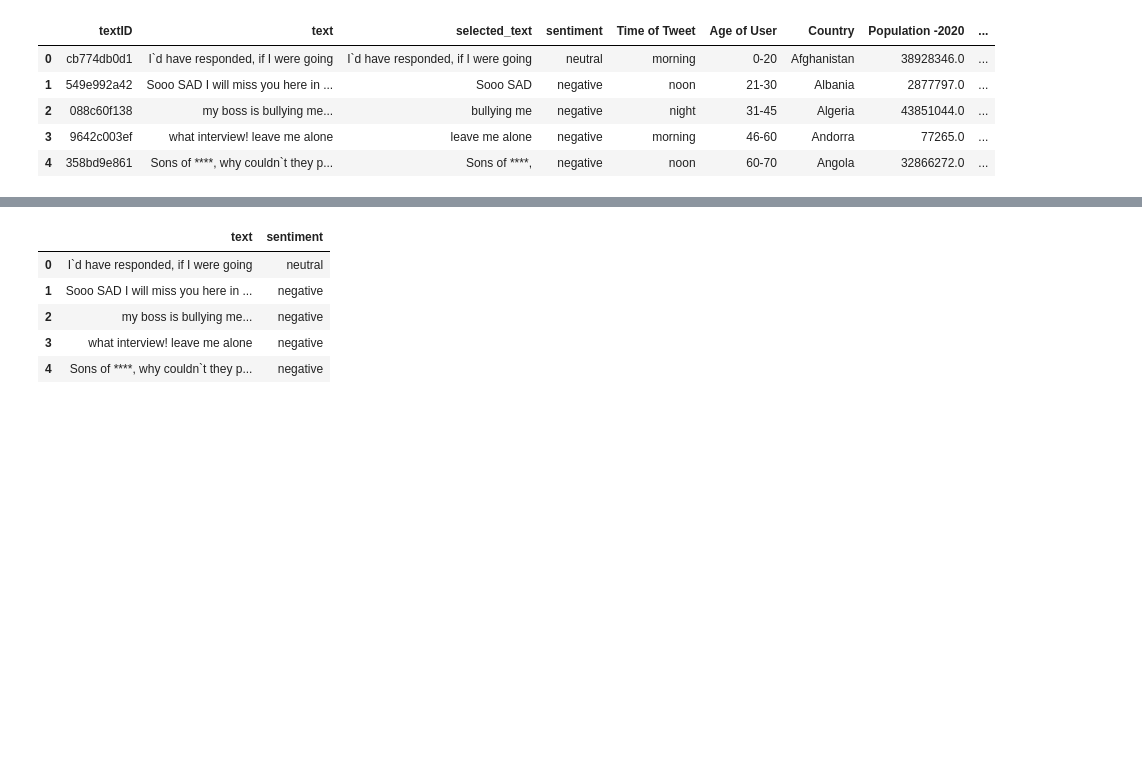
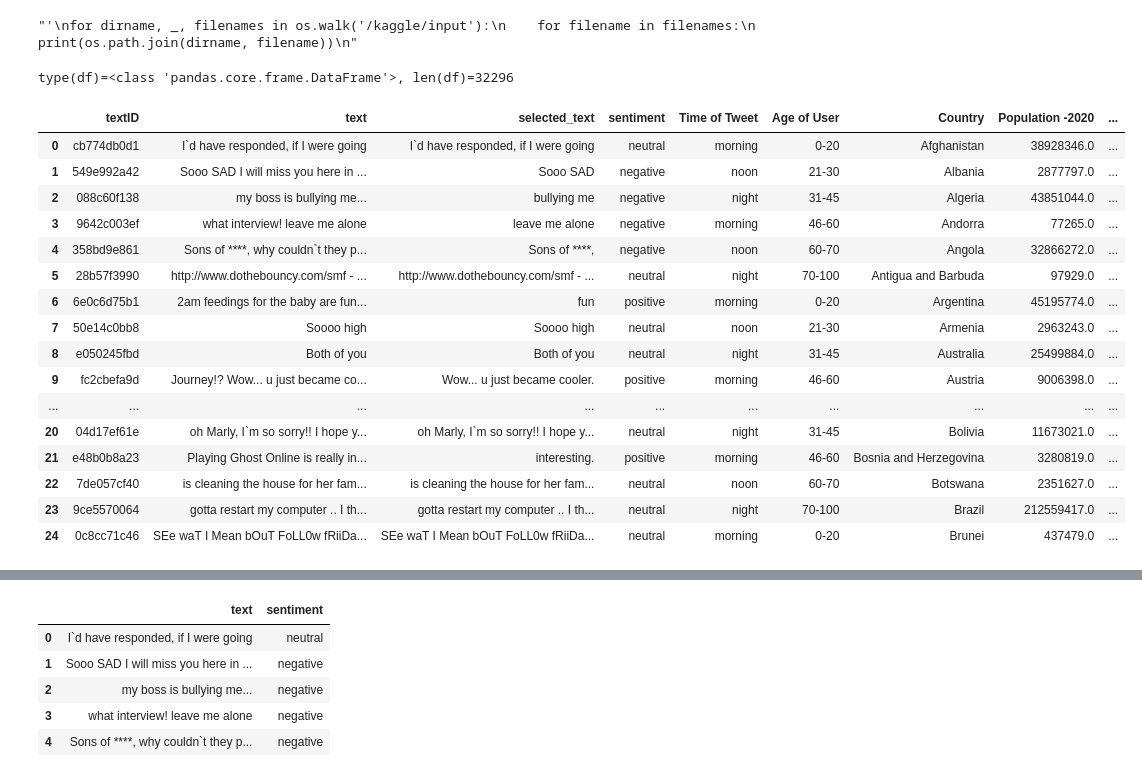
Before and after one commit to jtvisona/montague, a Jupyter notebook: scripts_sentiment_analysis/visona-sentiment-analysis-prototype.ipynb, the cells around one changed output, grey strips where cells are left out. Drawn from its saved outputs; the diff is of its cells as text; code cells hidden in the pictures; blank space fills up the shorter version.

Commit message:
first-pass on first attempt at custom SA model

```diff
--- a/scripts_sentiment_analysis/visona-sentiment-analysis-prototype.ipynb
+++ b/scripts_sentiment_analysis/visona-sentiment-analysis-prototype.ipynb
@@ -1,39 +1,77 @@
 # %%
-import numpy as np
-import pandas as pd
-import matplotlib.pyplot as plt
-import seaborn as sns
+"""
+visona-sentiment-analysis-prototype.ipynb
+Jonathan Visona
+CPSC 8985-02 - FA2024
+"""
 
+# utility imports
 from string import punctuation
-from nltk.tokenize import word_tokenize # type: ignore
-from nltk.stem import LancasterStemmer
-
-from string import punctuation
-from nltk.corpus import stopwords
-from nltk.tokenize import word_tokenize
-from nltk.stem.wordnet import WordNetLemmatizer
+import os
 import re
 import warnings
-warnings.filterwarnings('ignore')
+#warnings.filterwarnings( 'ignore' )
 
-import os
+# visualization imports
+import matplotlib.pyplot as pyplt
+import seaborn as sb
+
+# math and data science imports
+import numpy as np
+    # https://pandas.pydata.org/docs/reference/frame.html
+import pandas as pd
+
+# NLP imports
+from nltk.tokenize import word_tokenize
+from nltk.stem import LancasterStemmer
+from nltk.corpus import stopwords
+from nltk.stem.wordnet import WordNetLemmatizer
+from nltk.probability import FreqDist
+
+from sklearn.metrics import accuracy_score,classification_report, ConfusionMatrixDisplay
+from sklearn.model_selection import train_test_split
+from sklearn.linear_model import LogisticRegression
+from sklearn.ensemble import RandomForestClassifier
+from sklearn.feature_extraction.text import TfidfVectorizer
+from sklearn.tree import DecisionTreeClassifier
+
+''''
 for dirname, _, filenames in os.walk('/kaggle/input'):
     for filename in filenames:
         print(os.path.join(dirname, filename))
+'''
+# %% [output]
+"'\nfor dirname, _, filenames in os.walk('/kaggle/input'):\n    for filename in filenames:\n        print(os.path.join(dirname, filename))\n"
 # %%
-pd.set_option('display.max_columns', None)
-pd.set_option('display.max_rows', None)
+pd.set_option( 'display.max_columns', 20 )
+pd.set_option( 'display.max_rows', 1_050_000 )
 # %%
-train_data = pd.read_csv('../data/train.csv',encoding='latin1');
-test_data = pd.read_csv('../data/test.csv',encoding='latin1');
+# This data is provided by Kaggle at https://www.kaggle.com/datasets/abhi8923shriv/sentiment-analysis-dataset
+training_data = pd.read_csv( '../data/train.csv', encoding='latin1' );
+test_data = pd.read_csv( '../data/test.csv', encoding='latin1' );
 # %%
-df = pd.concat([train_data,test_data])
+df = pd.concat( [ training_data, test_data ] )
+df2 = df.copy()
+print( f"{type(df)=}, {len(df)=}" )
+# %% [output]
+type(df)=<class 'pandas.core.frame.DataFrame'>, len(df)=32296
 # %%
-df.head()
+df.head( n=25 )
 # %% [output]
 |  | textID | text | selected_text | sentiment | Time of Tweet | Age of User | Country | Population -2020 | ... |
 | 0 | cb774db0d1 | I`d have responded, if I were going | I`d have responded, if I were going | neutral | morning | 0-20 | Afghanistan | 38928346.0 | ... |
 | 1 | 549e992a42 | Sooo SAD I will miss you here in ... | Sooo SAD | negative | noon | 21-30 | Albania | 2877797.0 | ... |
 | 2 | 088c60f138 | my boss is bullying me... | bullying me | negative | night | 31-45 | Algeria | 43851044.0 | ... |
 | 3 | 9642c003ef | what interview! leave me alone | leave me alone | negative | morning | 46-60 | Andorra | 77265.0 | ... |
 | 4 | 358bd9e861 | Sons of ****, why couldn`t they p... | Sons of ****, | negative | noon | 60-70 | Angola | 32866272.0 | ... |
+| 5 | 28b57f3990 | http://www.dothebouncy.com/smf - ... | http://www.dothebouncy.com/smf - ... | neutral | night | 70-100 | Antigua and Barbuda | 97929.0 | ... |
+| 6 | 6e0c6d75b1 | 2am feedings for the baby are fun... | fun | positive | morning | 0-20 | Argentina | 45195774.0 | ... |
+| 7 | 50e14c0bb8 | Soooo high | Soooo high | neutral | noon | 21-30 | Armenia | 2963243.0 | ... |
+| 8 | e050245fbd | Both of you | Both of you | neutral | night | 31-45 | Australia | 25499884.0 | ... |
+| 9 | fc2cbefa9d | Journey!? Wow... u just became co... | Wow... u just became cooler. | positive | morning | 46-60 | Austria | 9006398.0 | ... |
+| ... | ... | ... | ... | ... | ... | ... | ... | ... | ... |
+| 20 | 04d17ef61e | oh Marly, I`m so sorry!! I hope y... | oh Marly, I`m so sorry!! I hope y... | neutral | night | 31-45 | Bolivia | 11673021.0 | ... |
+| 21 | e48b0b8a23 | Playing Ghost Online is really in... | interesting. | positive | morning | 46-60 | Bosnia and Herzegovina | 3280819.0 | ... |
+| 22 | 7de057cf40 | is cleaning the house for her fam... | is cleaning the house for her fam... | neutral | noon | 60-70 | Botswana | 2351627.0 | ... |
+| 23 | 9ce5570064 | gotta restart my computer .. I th... | gotta restart my computer .. I th... | neutral | night | 70-100 | Brazil | 212559417.0 | ... |
+| 24 | 0c8cc71c46 | SEe waT I Mean bOuT FoLL0w fRiiDa... | SEe waT I Mean bOuT FoLL0w fRiiDa... | neutral | morning | 0-20 | Brunei | 437479.0 | ... |
```
Also changed, not shown: parts of 38 cells of this notebook.
